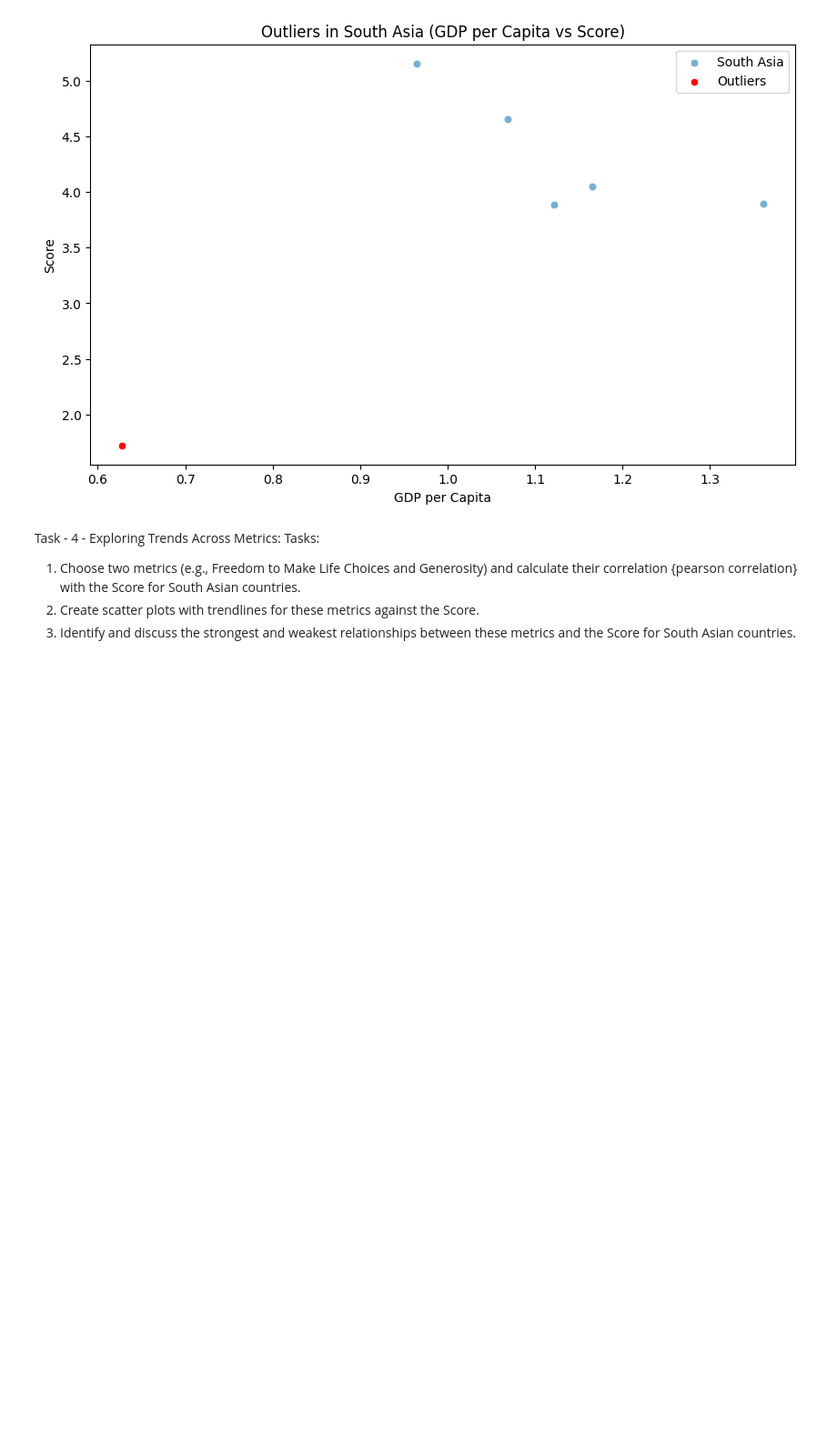
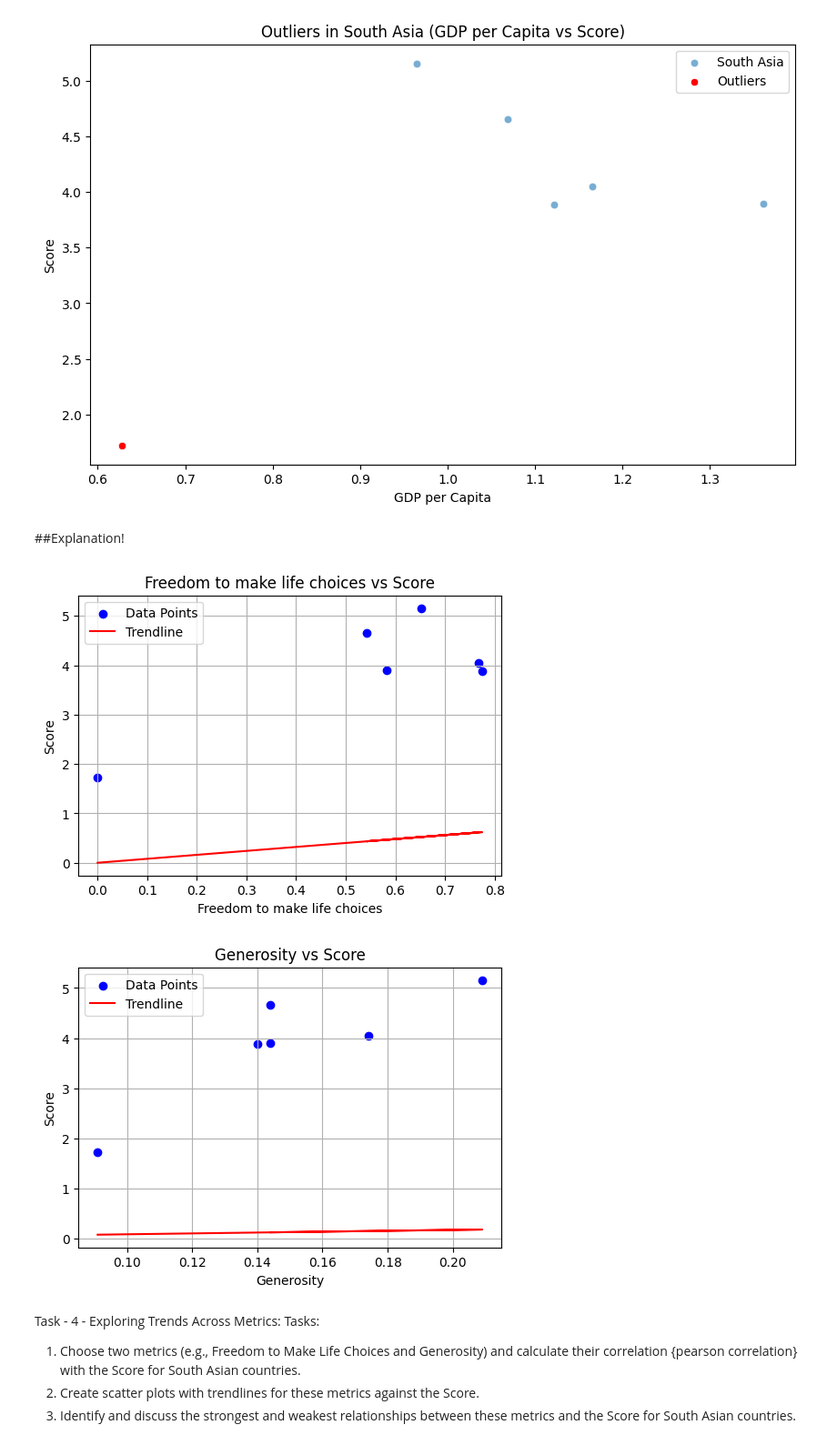
Before and after one commit to kuro9332/PabinaShrestha_2408294_Assignment1, a Jupyter notebook: Pabina_Shrestha_2408294_assignment1.ipynb, the cells around one changed output. Shown: that part at 91% size. Saved outputs shown, nothing was run; the diff lists cells and outputs as text; code cells hidden in the pictures; blank space fills up the shorter version.

```diff
--- a/Pabina_Shrestha_2408294_assignment1.ipynb
+++ b/Pabina_Shrestha_2408294_assignment1.ipynb
@@ -354,0 +358,5 @@ South Asian countries ranked by Composite Score:
+# %%
+metrics = ['Freedom to make life choices', 'Generosity']
+for metric in metrics:
+    corr, _ = pearsonr(south_asia_df[metric], south_asia_df['score'])
+    print(f"Correlation between {metric} and Score: {corr:.2f}")
@@ -401,6 +412,27 @@ Outlier countries based on GDP per Capita and Score:
     Country name  Log GDP per capita  score
 142  Afghanistan               0.628  1.721
 [figure]
+# %% [markdown]
+##Explanation!
+# %%
+for metric in metrics:
+    plt.figure(figsize=(6, 4))
+    plt.scatter(south_asia_df[metric], south_asia_df['score'], color='blue', label='Data Points')
+    plt.plot(
+        south_asia_df[metric],
+        south_asia_df[metric] * pearsonr(south_asia_df[metric], south_asia_df['score'])[0],
+        color='red',
+        label='Trendline'
+    )
+    plt.title(f"{metric} vs Score")
+    plt.xlabel(metric)
+    plt.ylabel('Score')
+    plt.legend()
+    plt.grid(True)
+    plt.show()
+# %% [output]
+[figure, added]
+[figure, added]
 # %% [markdown]
 Task - 4 - Exploring Trends Across Metrics:
 Tasks:
```
Also changed, not shown: parts of 12 cells of this notebook.
